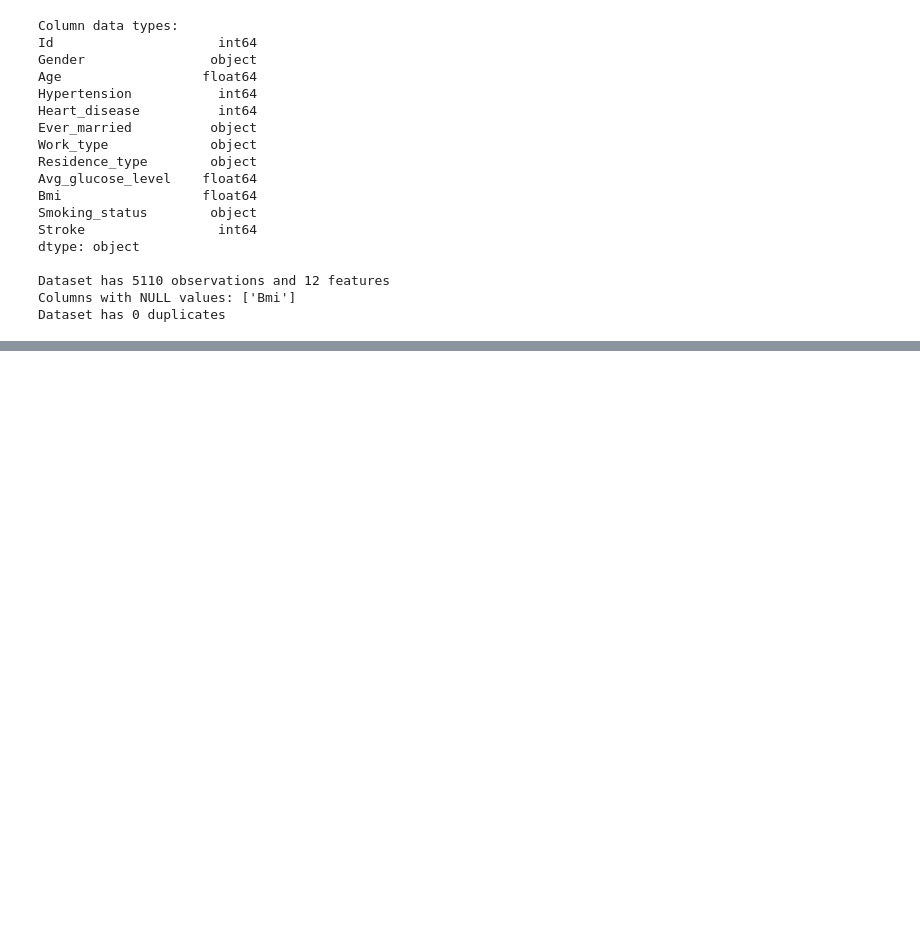
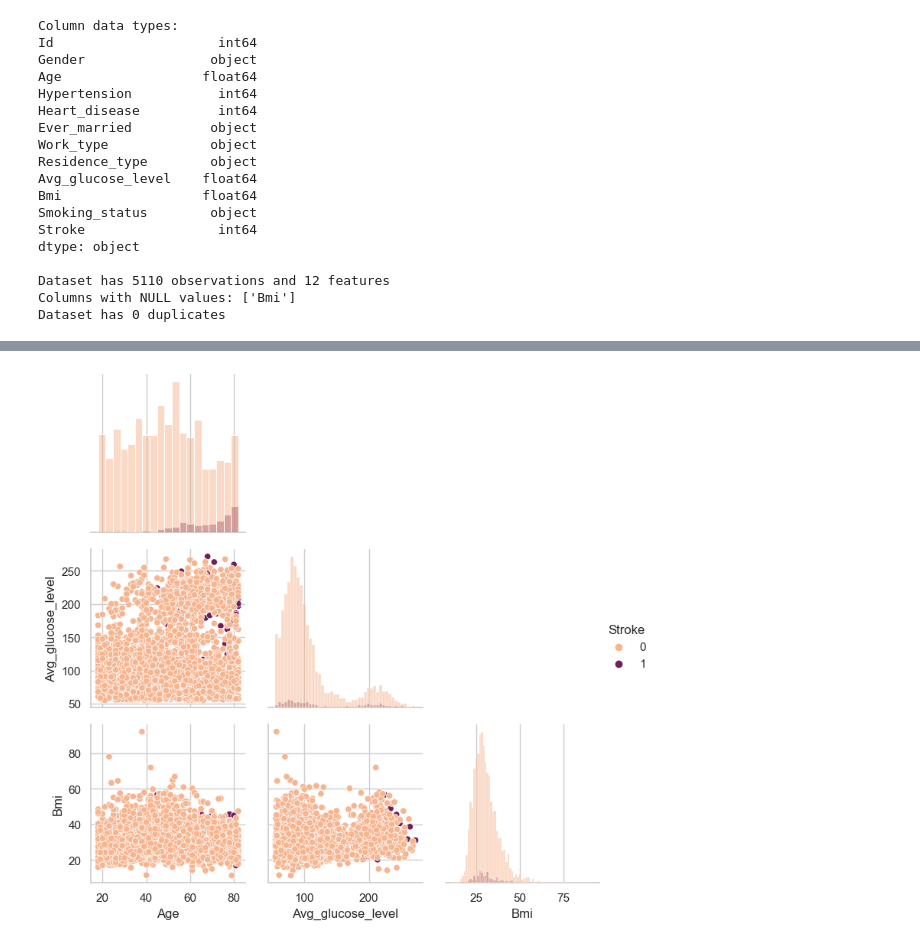
Before and after one commit to Padebeselis/Stroke_Prediction, a Jupyter notebook: EDA.ipynb, the cells around one changed output, grey strips where cells are left out. Drawn from its saved outputs; the diff is of its cells as text; code cells hidden in the pictures; blank space fills up the shorter version.

```diff
--- a/EDA.ipynb
+++ b/EDA.ipynb
@@ -456,0 +166,13 @@ stroke_data[stroke_data['Bmi'].isna()].shape
+# %%
+g = sns.PairGrid(stroke_data[continues_features+['Stroke']],
+                 hue='Stroke',
+                 diag_sharey=False, corner=True,
+                 palette={1: 'C1', 0: 'C5'}
+                 )
+g.map_diag(sns.histplot)
+g.map_lower(sns.scatterplot)
+g.add_legend()
+
+plt.show()
+# %% [output]
+[figure, added]
```
Also changed, not shown: parts of 124 cells of this notebook, 1 other file.
